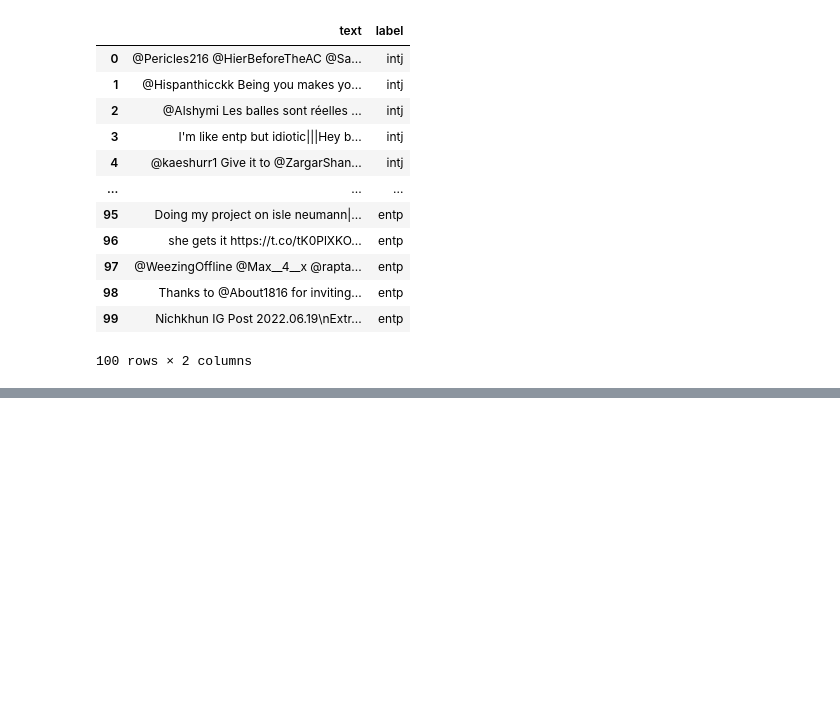
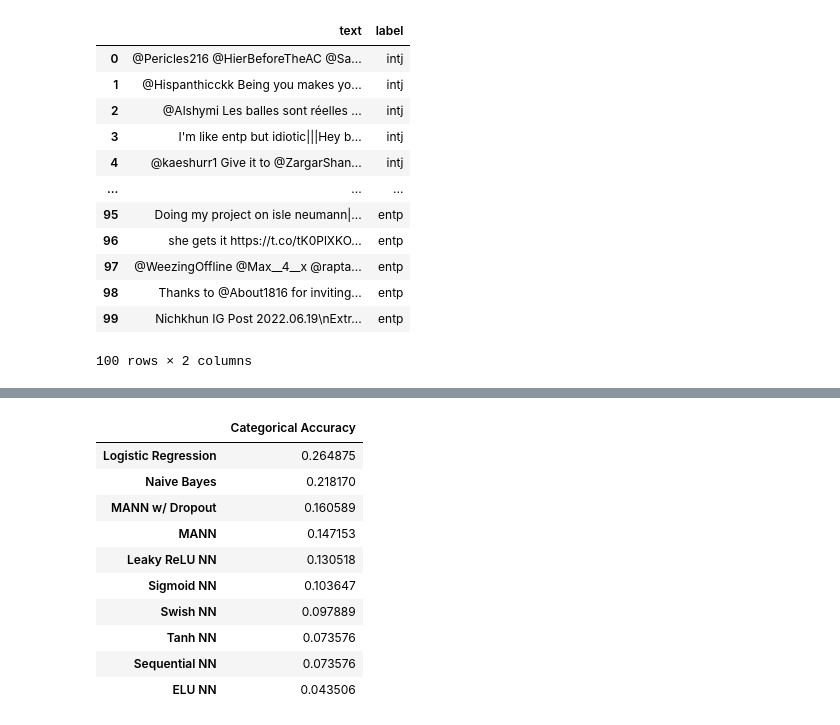
Before and after one commit to bkstonehill/Multi-Activation-Neural-Network, a Jupyter notebook: CS7357_Sohal_Stonehill_Project.ipynb, the cells around one changed output, grey strips where cells are left out. Saved outputs shown, nothing was run; the diff lists cells and outputs as text; code cells hidden in the pictures; blank space fills up the shorter version.

Commit message:
Final fixes and results
Final adjustments to the test function and results for each model for regression and NLP

```diff
--- a/CS7357_Sohal_Stonehill_Project.ipynb
+++ b/CS7357_Sohal_Stonehill_Project.ipynb
@@ -689,7 +851,7 @@ def lemmatize(document):
 # Process and normalize the data
 one_hot = OneHotEncoder(sparse_output=False)
 lemmatizer = WordNetLemmatizer()
-vectorizer = TfidfVectorizer(max_features=5000)
+#vectorizer = TfidfVectorizer(max_features=5000)
 
 # One-Hot encode target labels
 y_train = pd.DataFrame(data=one_hot.fit_transform(y_train.to_numpy().reshape(-1,1)), columns=one_hot.categories_)
@@ -718,8 +880,8 @@ X_train = X_train.map(lambda x: ' '.join(x))
 X_test = X_test.map(lambda x: ' '.join(x))
 
 # Create word embeddings with TF-IDF
-X_train = vectorizer.fit_transform(X_train)
-X_test = vectorizer.transform(X_test)
+#X_train = vectorizer.fit_transform(X_train)
+#X_test = vectorizer.transform(X_test)
 
-X_train = np.asarray(X_train.todense())
-X_test = np.asarray(X_test.todense())
+#X_train = np.asarray(X_train.todense())
+#X_test = np.asarray(X_test.todense())
@@ -730,4 +888,4 @@ keras.layers.TextVectorization()
 # %%
 # Create and fit all neural networks for evaluations
-models, histories = test(X_train, y_train.to_numpy(), X_test=X_test, y_test=y_test.to_numpy(), num_classes=len(one_hot.categories_[0]), task='classification', epochs=500, batch_size=1, task_name='NLP')
+models, histories = test(X_train, y_train.to_numpy(), X_test=X_test, y_test=y_test.to_numpy(), num_classes=len(one_hot.categories_[0]), task='classification', epochs=500, batch_size=128, task_name='NLP')
 # %% [output]
@@ -769,6 +947,14 @@ val_his_df.to_csv('NLP.validation_hist.csv')
 # %%
-# Load the best performing weights for each model and fit the traditional ML models
 for name, model in models.items():
     model.load_weights(f'NLP.{name}.tf')
 
+# Convert to tf-idf for traditional models
+vectorizer = TfidfVectorizer()
+vectorizer.fit(X_train)
+
 # Traditional Models as a baseline comparison
+nb = MultinomialNB()
+nb.fit(vectorizer.transform(X_train), one_hot.inverse_transform(y_train).ravel())
+
+log_reg = LogisticRegression(max_iter=10000)
+log_reg.fit(vectorizer.transform(X_train), one_hot.inverse_transform(y_train).ravel())
@@ -775,2 +963,16 @@ for name, model in models.items():
 # %%
 # Get performance metrics for each model
+# Get the testing loss for each model
+metric = keras.metrics.CategoricalAccuracy()
+metric.update_state(y_test.to_numpy(), one_hot.transform(log_reg.predict(vectorizer.transform(X_test)).reshape(-1,1)))
+log_reg_loss = metric.result().numpy()
+metric.update_state(y_test.to_numpy(), one_hot.transform(nb.predict(vectorizer.transform(X_test)).reshape(-1,1)))
+nb_loss = metric.result().numpy()
+MANN_loss = models['MANN'].evaluate(X_test, y_test.to_numpy(),return_dict=True)['categorical_accuracy']
+MANN_dropout_loss = models['MANN_Dropout'].evaluate(X_test, y_test.to_numpy(),return_dict=True)['categorical_accuracy']
+Sigmoid_loss = models['Sigmoid'].evaluate(X_test, y_test.to_numpy(),return_dict=True)['categorical_accuracy']
+Tanh_loss = models['Tanh'].evaluate(X_test, y_test.to_numpy(),return_dict=True)['categorical_accuracy']
+LeakyReLU_loss = models['LeakyReLU'].evaluate(X_test, y_test.to_numpy(),return_dict=True)['categorical_accuracy']
+ELU_loss = models['ELU'].evaluate(X_test, y_test.to_numpy(),return_dict=True)['categorical_accuracy']
+Swish_loss = models['Swish'].evaluate(X_test, y_test.to_numpy(),return_dict=True)['categorical_accuracy']
+Sequential_loss = models['Sequential'].evaluate(X_test, y_test.to_numpy(),return_dict=True)['categorical_accuracy']
@@ -777,4 +988,22 @@ for name, model in models.items():
 # %%
 # Save metrics to a table and display results
+# Save testing loss to table and display results
+results = pd.DataFrame([log_reg_loss, nb_loss, MANN_loss, MANN_dropout_loss, Sigmoid_loss, Tanh_loss, LeakyReLU_loss, ELU_loss, Swish_loss, Sequential_loss],
+                      index=['Logistic Regression', 'Naive Bayes', 'MANN', 'MANN w/ Dropout', 'Sigmoid NN', 'Tanh NN', 'Leaky ReLU NN', 'ELU NN', 'Swish NN', 'Sequential NN'],
+                      columns=['Categorical Accuracy'])
+results.sort_values('Categorical Accuracy', inplace=True, ascending=False)
+results.head(10)
+# %% [output]
+|  | Categorical Accuracy |
+| Logistic Regression | 0.264875 |
+| Naive Bayes | 0.218170 |
+| MANN w/ Dropout | 0.160589 |
+| MANN | 0.147153 |
+| Leaky ReLU NN | 0.130518 |
+| Sigmoid NN | 0.103647 |
+| Swish NN | 0.097889 |
+| Tanh NN | 0.073576 |
+| Sequential NN | 0.073576 |
+| ELU NN | 0.043506 |
 # %%
 # Visual results with confusion matrix
```
Also changed, not shown: parts of 19 cells of this notebook, 4 other files.
